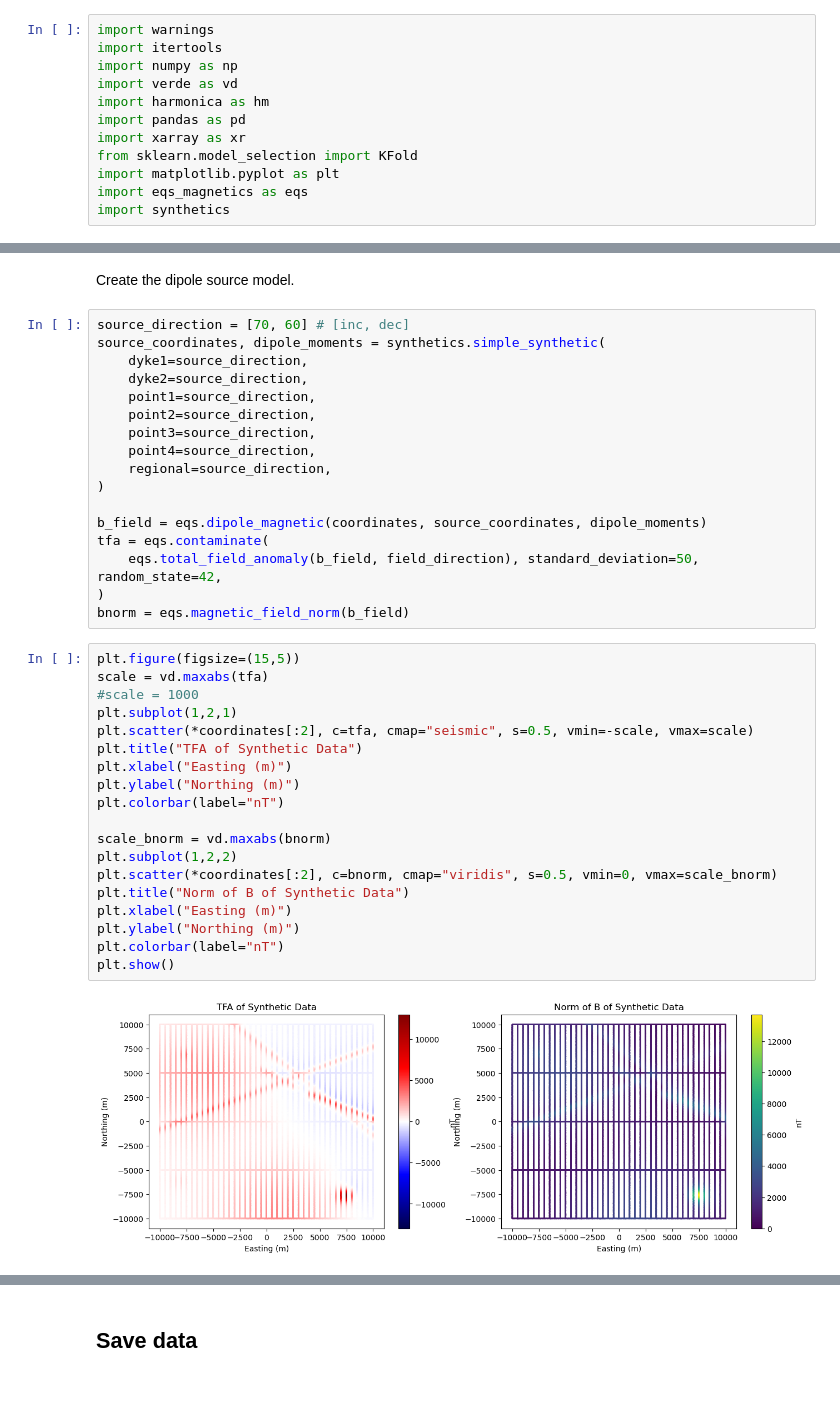
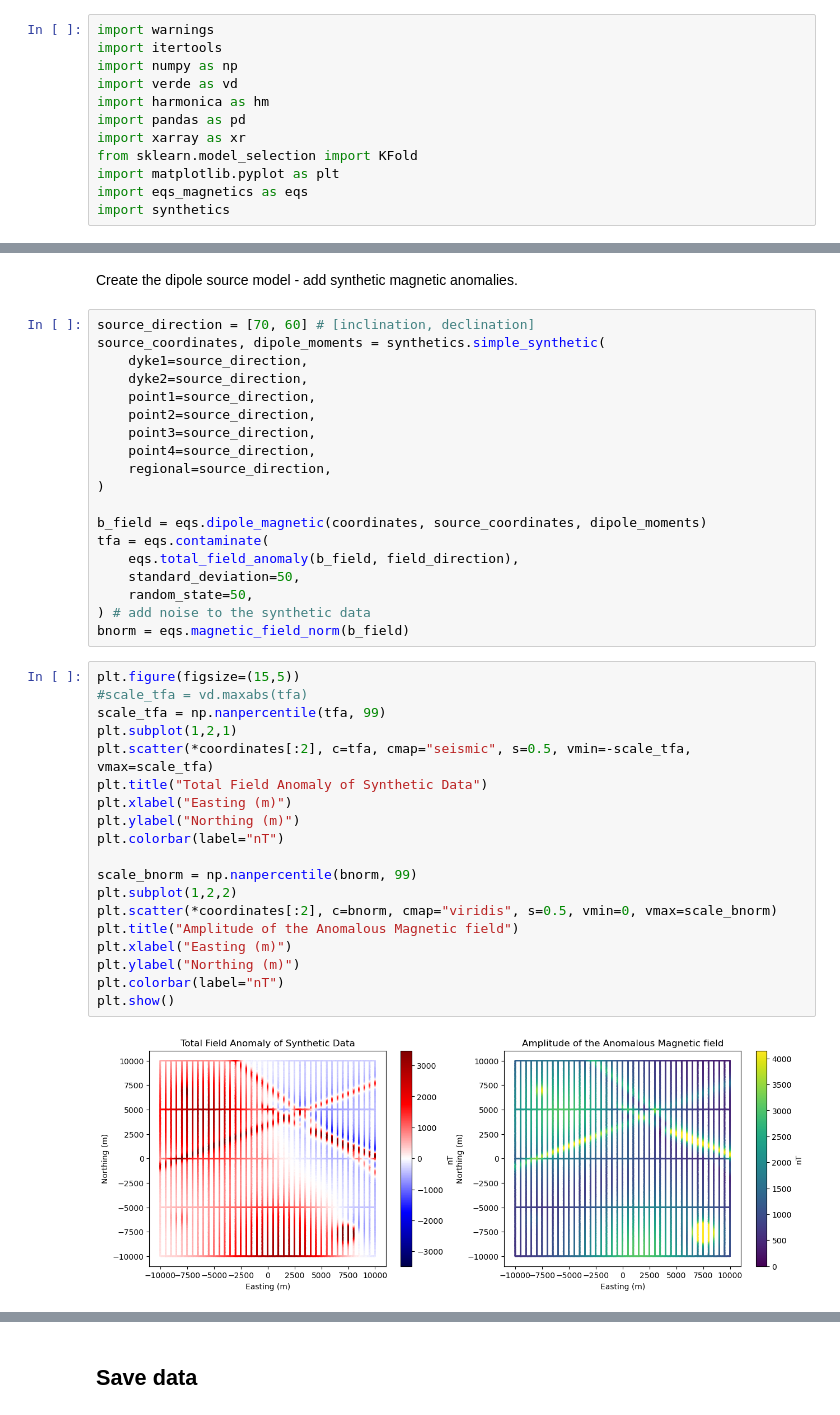
Before and after one commit to compgeolab/eqs-magnetic-dual-layer, a Jupyter notebook: code/01_simple_sources.ipynb, the cells around one changed output, grey strips where cells are left out. Drawn from its saved outputs; the diff is of its cells as text; blank space fills up the shorter version.

```diff
--- a/code/01_simple_sources.ipynb
+++ b/code/01_simple_sources.ipynb
@@ -48,7 +49,7 @@ N data: 92046
-# %% [markdown]
-Create the dipole source model.
+# %% [markdown]
+Create the dipole source model - add synthetic magnetic anomalies.
 # %%
-source_direction = [70, 60] # [inc, dec]
+source_direction = [70, 60] # [inclination, declination]
 source_coordinates, dipole_moments = synthetics.simple_synthetic(
     dyke1=source_direction,
     dyke2=source_direction,
@@ -61,28 +62,30 @@ source_coordinates, dipole_moments = synthetics.simple_synthetic(
 
 b_field = eqs.dipole_magnetic(coordinates, source_coordinates, dipole_moments)
 tfa = eqs.contaminate(
-    eqs.total_field_anomaly(b_field, field_direction), standard_deviation=50, random_state=42,
-)
+    eqs.total_field_anomaly(b_field, field_direction),
+    standard_deviation=50,
+    random_state=50,
+) # add noise to the synthetic data
 bnorm = eqs.magnetic_field_norm(b_field)
 # %%
 plt.figure(figsize=(15,5))
-scale = vd.maxabs(tfa)
-#scale = 1000
+#scale_tfa = vd.maxabs(tfa)
+scale_tfa = np.nanpercentile(tfa, 99)
 plt.subplot(1,2,1)
-plt.scatter(*coordinates[:2], c=tfa, cmap="seismic", s=0.5, vmin=-scale, vmax=scale)
-plt.title("TFA of Synthetic Data")
+plt.scatter(*coordinates[:2], c=tfa, cmap="seismic", s=0.5, vmin=-scale_tfa, vmax=scale_tfa)
+plt.title("Total Field Anomaly of Synthetic Data")
 plt.xlabel("Easting (m)")
 plt.ylabel("Northing (m)")
 plt.colorbar(label="nT")
 
-scale_bnorm = vd.maxabs(bnorm)
+scale_bnorm = np.nanpercentile(bnorm, 99)
 plt.subplot(1,2,2)
 plt.scatter(*coordinates[:2], c=bnorm, cmap="viridis", s=0.5, vmin=0, vmax=scale_bnorm)
-plt.title("Norm of B of Synthetic Data")
+plt.title("Amplitude of the Anomalous Magnetic field")
 plt.xlabel("Easting (m)")
 plt.ylabel("Northing (m)")
 plt.colorbar(label="nT")
 plt.show()
 # %% [output]
-[figure, old version]
+[figure, new version]
 # %% [markdown]
```
Also changed, not shown: parts of 35 cells of this notebook, 27 other files.
